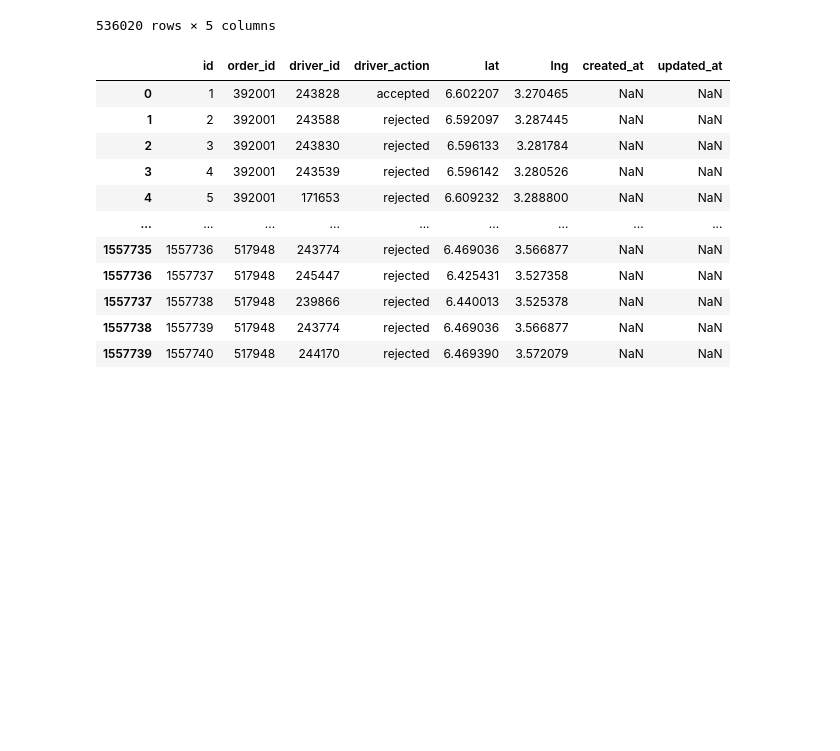
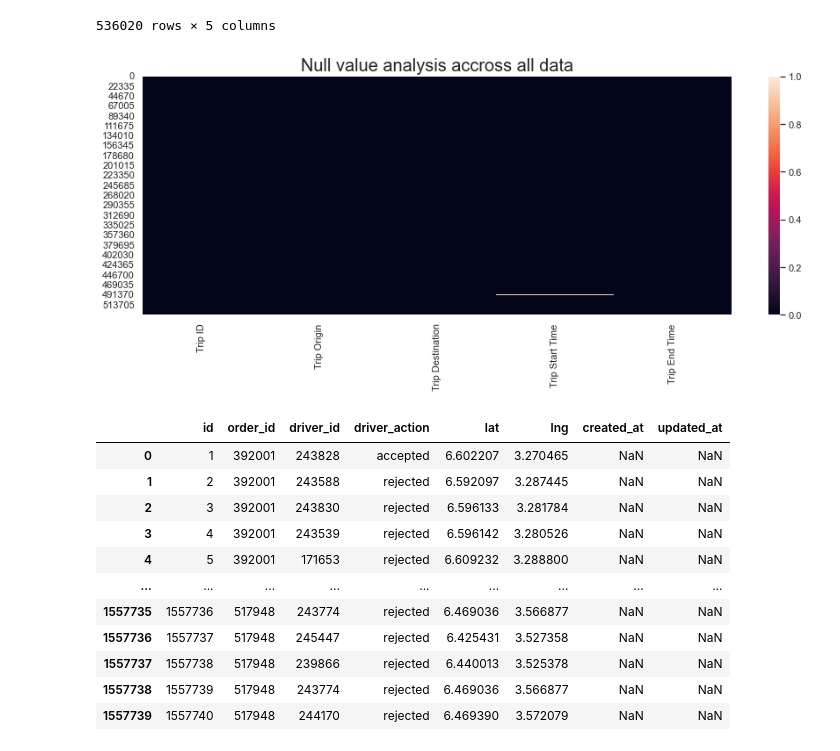
Before and after one commit to BekaluTa/Drivers-Delivery-with-Cuasual-Infrence, a Jupyter notebook: Notebook/EDA.ipynb, the cells around one changed output. Drawn from its saved outputs; the diff is of its cells as text; code cells hidden in the pictures; blank space fills up the shorter version.

Commit message:
visualizing missing Data

```diff
--- a/Notebook/EDA.ipynb
+++ b/Notebook/EDA.ipynb
@@ -3,6 +3,11 @@
 # %%
 import pandas as pd
 import numpy as np
+import seaborn as sns
+import matplotlib.pyplot as plt
+sns.set_style('white')
+import warnings
+warnings.filterwarnings('ignore')
 # %% [markdown]
 # Loading Data to DF Frame
 # %%
@@ -23,6 +28,15 @@ Data
 | 536018 | 1637705 | 6.5869296,3.3632966 | 6.637906899999999,3.3339515 | 2021-12-30 20:48:50 | 2021-12-30 21:08:28 |
 | 536019 | 1637709 | 6.647209999999999,3.4851489 | 6.454915198823159,3.555839938365194 | 2021-12-30 20:55:38 | 2021-12-30 22:25:00 |
 536020 rows × 5 columns
+# %%
+#Identifying and visualizing null values throughout the data
+sns.heatmap(Data.isnull())
+sns.set(rc={'figure.figsize':(15,7)})# width and height respectivly
+plt.xticks(rotation=90)
+plt.title('Null value analysis accross all data',size=20)
+plt.show()
+# %% [output]
+[figure, added]
 # %%
 Data_location=pd.read_csv('D:/Tenx Batch 6/Week 9/driver_locations_during_request.csv')
 # %%
```
Also changed, not shown: parts of 1 cell of this notebook.
